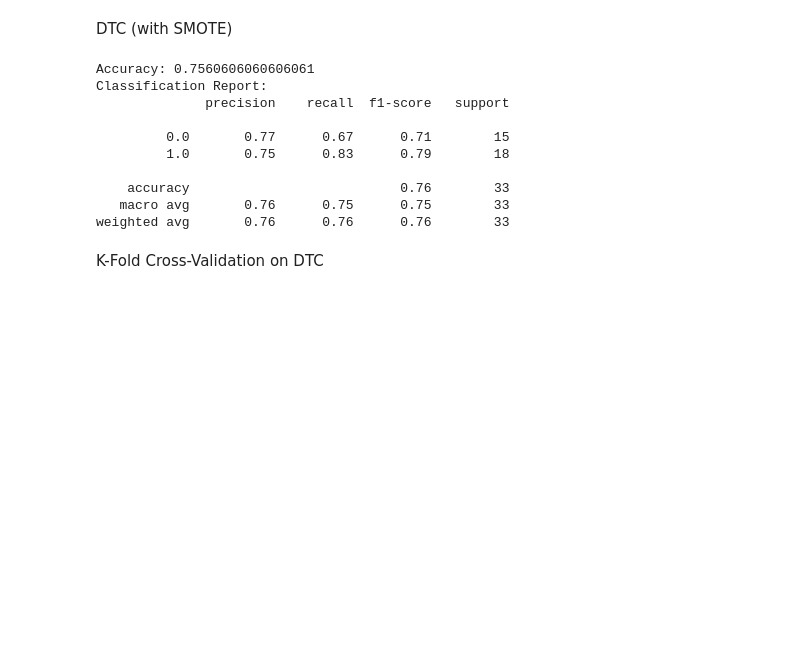
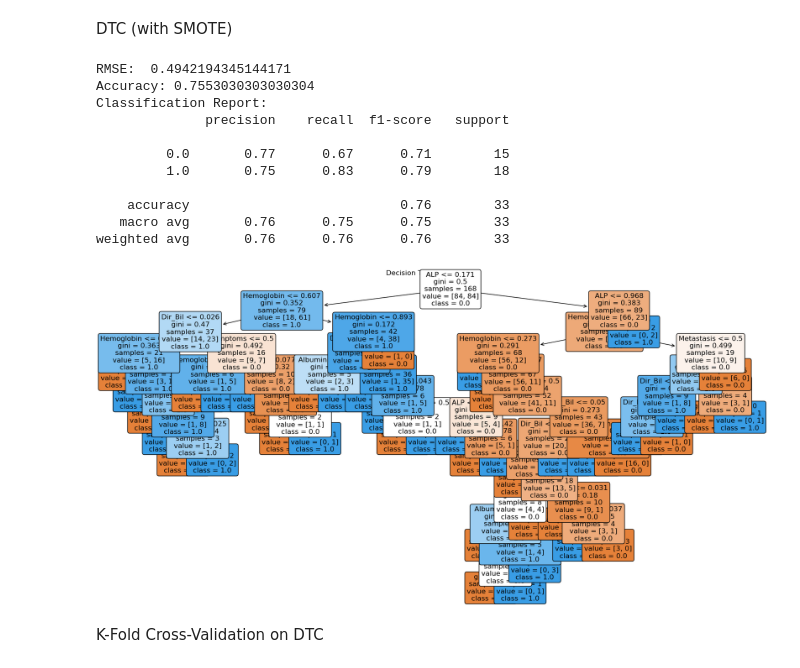
Before and after one commit to johnpierrre/DS-project, a Jupyter notebook: hepatocellular_carcinoma_analysis.ipynb, the cells around one changed output. Cells and saved outputs as stored; diff of their text form; code cells hidden in the pictures; blank space fills up the shorter version.

```diff
--- a/hepatocellular_carcinoma_analysis.ipynb
+++ b/hepatocellular_carcinoma_analysis.ipynb
@@ -601,28 +601,31 @@ plt.show()
 # %% [markdown]
 DTC (with SMOTE)
 # %%
-from sklearn.model_selection import train_test_split
-from sklearn.tree import DecisionTreeClassifier
+from sklearn.tree import DecisionTreeClassifier, plot_tree
 from sklearn.metrics import accuracy_score, classification_report
+from sklearn.metrics import mean_squared_error
 
 model = DecisionTreeClassifier()
-
+rmse = 0
 dt_accuracy = 0
 for i in range(40):
-    X_train, X_test, y_train, y_test = train_test_split(X, y, test_size=0.2, random_state=47)
-    X_train, y_train=smote.fit_resample(X_train, y_train)
+    X_train, X_test, y_train, y_test = train_test_split(X, y, test_size = 0.2, random_state = 47)
+    X_train, y_train = smote.fit_resample(X_train, y_train)
     y_train_series = pd.Series(y_train)
     model.fit(X_train, y_train)
 
     predictions = model.predict(X_test)
     dt_accuracy += accuracy_score(y_test, predictions)
+    rmse += mean_squared_error(predictions, y_test, squared = False)
 
 dt_accuracy = dt_accuracy/40
+print("RMSE: ", rmse/40)
 print("Accuracy:", dt_accuracy)
 print("Classification Report:")
 print(classification_report(y_test, predictions))
 # %% [output]
-Accuracy: 0.7560606060606061
+RMSE:  0.4942194345144171
+Accuracy: 0.7553030303030304
 Classification Report:
               precision    recall  f1-score   support
 
@@ -632,6 +635,20 @@ Classification Report:
     accuracy                           0.76        33
    macro avg       0.76      0.75      0.75        33
 weighted avg       0.76      0.76      0.76        33
+# %%
+plt.figure(figsize=(20, 10))
+plot_tree(
+    model,
+    filled=True,
+    feature_names=df_clean.columns[:-1].tolist(),  # Convert Index to list
+    class_names=np.unique(y).astype(str).tolist(),  # Convert array to list
+    rounded=True,
+    fontsize=12
+)
+plt.title('Decision Tree Visualization')
+plt.show()
+# %% [output]
+[figure, added]
 # %% [markdown]
 K-Fold Cross-Validation on DTC
 # %%
```
Also changed, not shown: parts of 10 cells of this notebook.
